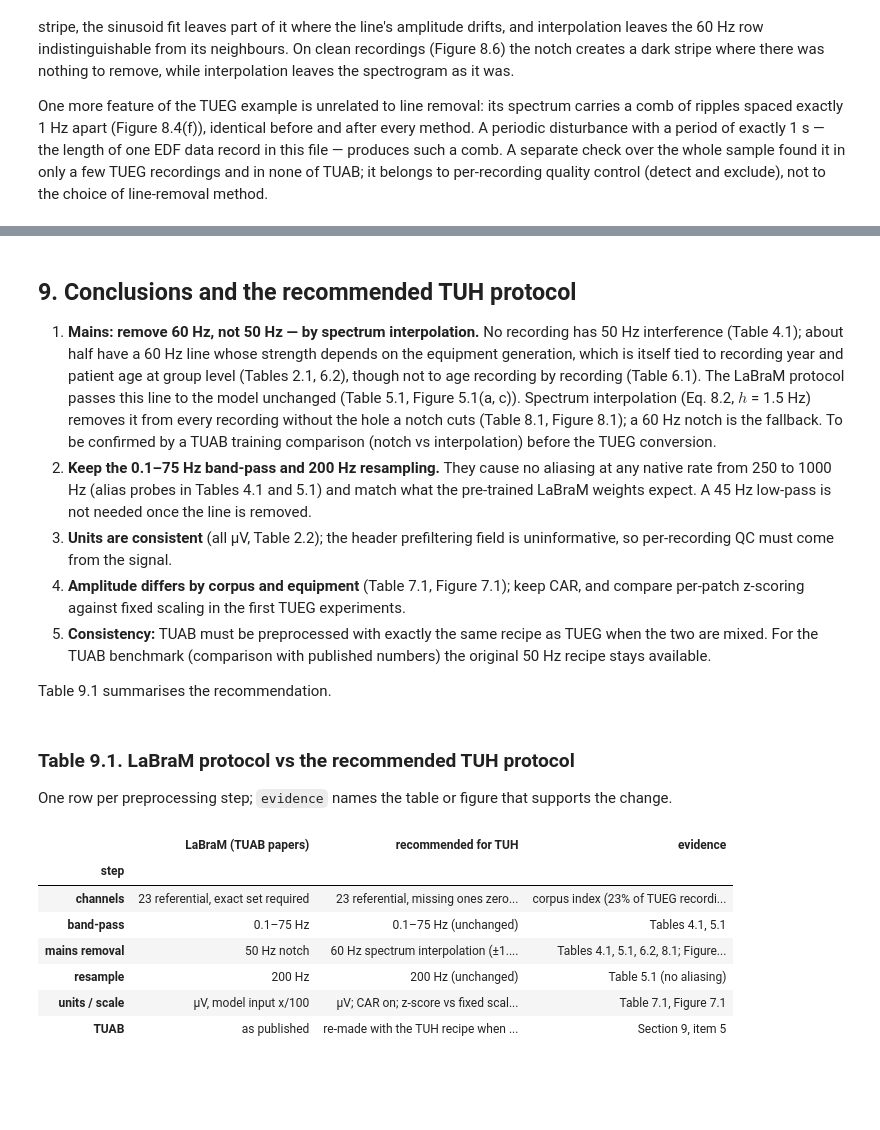
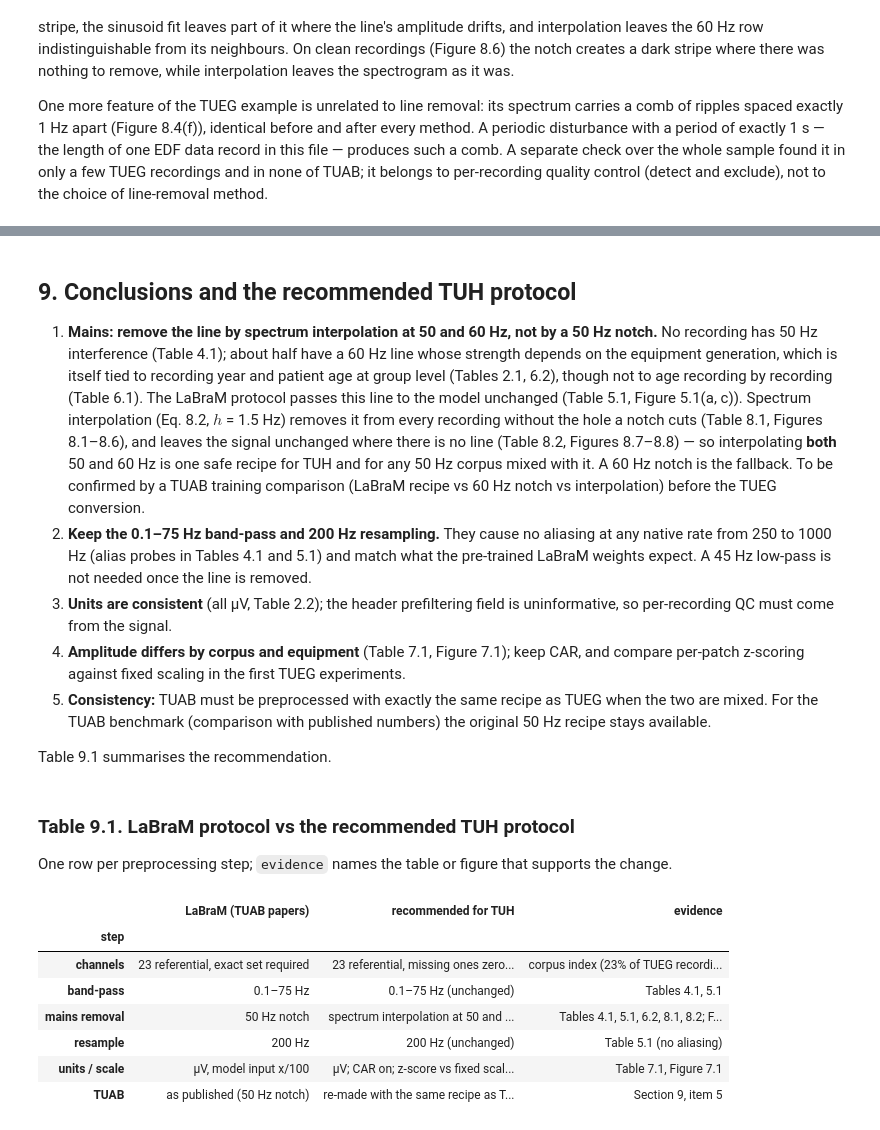
Before and after one commit to Neuro-Clalit/LaBraM, a Jupyter notebook: notebooks/tuh_preprocessing_analysis.ipynb, the cells around one changed output, grey strips where cells are left out. Cells and saved outputs as stored; diff of their text form; code cells hidden in the pictures; blank space fills up the shorter version.

```diff
--- a/notebooks/tuh_preprocessing_analysis.ipynb
+++ b/notebooks/tuh_preprocessing_analysis.ipynb
@@ -844,14 +976,16 @@ choice of line-removal method.
 # %% [markdown]
 ## 9. Conclusions and the recommended TUH protocol
 
-1. **Mains: remove 60 Hz, not 50 Hz — by spectrum interpolation.** No recording has 50 Hz
+1. **Mains: remove the line by spectrum interpolation at 50 and 60 Hz, not by a 50 Hz notch.** No recording has 50 Hz
    interference (Table 4.1); about half have a 60 Hz line whose strength depends on the equipment
    generation, which is itself tied to recording year and patient age at group level (Tables 2.1,
    6.2), though not to age recording by recording (Table 6.1). The LaBraM protocol passes this line
    to the model unchanged (Table 5.1, Figure 5.1(a, c)). Spectrum interpolation (Eq. 8.2,
    $h$ = 1.5 Hz) removes it from every recording without the hole a notch cuts (Table 8.1,
-   Figure 8.1); a 60 Hz notch is the fallback. To be confirmed by a TUAB training comparison
-   (notch vs interpolation) before the TUEG conversion.
+   Figures 8.1–8.6), and leaves the signal unchanged where there is no line (Table 8.2, Figures
+   8.7–8.8) — so interpolating **both** 50 and 60 Hz is one safe recipe for TUH and for any 50 Hz
+   corpus mixed with it. A 60 Hz notch is the fallback. To be confirmed by a TUAB training
+   comparison (LaBraM recipe vs 60 Hz notch vs interpolation) before the TUEG conversion.
 2. **Keep the 0.1–75 Hz band-pass and 200 Hz resampling.** They cause no aliasing at any native
    rate from 250 to 1000 Hz (alias probes in Tables 4.1 and 5.1) and match what the pre-trained
    LaBraM weights expect. A 45 Hz low-pass is not needed once the line is removed.
@@ -871,19 +1005,19 @@ One row per preprocessing step; `evidence` names the table or figure that suppor
 # %%
 t91 = pd.DataFrame([
     ("channels", "23 referential, exact set required", "23 referential, missing ones zero-filled + channel_mask", "corpus index (23% of TUEG recordings miss ≥1 channel)"),
     ("band-pass", "0.1–75 Hz", "0.1–75 Hz (unchanged)", "Tables 4.1, 5.1"),
-    ("mains removal", "50 Hz notch", "60 Hz spectrum interpolation (±1.5 Hz); 60 Hz notch as fallback", "Tables 4.1, 5.1, 6.2, 8.1; Figures 5.1, 8.1"),
+    ("mains removal", "50 Hz notch", "spectrum interpolation at 50 and 60 Hz (±1.5 Hz); 60 Hz notch as fallback", "Tables 4.1, 5.1, 6.2, 8.1, 8.2; Figures 5.1, 8.1–8.8"),
     ("resample", "200 Hz", "200 Hz (unchanged)", "Table 5.1 (no aliasing)"),
     ("units / scale", "µV, model input x/100", "µV; CAR on; z-score vs fixed scaling tested", "Table 7.1, Figure 7.1"),
-    ("TUAB", "as published", "re-made with the TUH recipe when mixed with TUEG; published recipe kept for the benchmark", "Section 9, item 5"),
+    ("TUAB", "as published (50 Hz notch)", "re-made with the same recipe as TUEG (50 + 60 Hz interpolation); published recipe kept only for benchmark comparison", "Section 9, item 5"),
 ], columns=["step", "LaBraM (TUAB papers)", "recommended for TUH", "evidence"]).set_index("step")
 numbered_table(t91, "9.1", "LaBraM protocol vs the recommended TUH protocol")
 # %% [output]
 |  | LaBraM (TUAB papers) | recommended for TUH | evidence |
 | step |  |  |  |
 | channels | 23 referential, exact set required | 23 referential, missing ones zero... | corpus index (23% of TUEG recordi... |
 | band-pass | 0.1–75 Hz | 0.1–75 Hz (unchanged) | Tables 4.1, 5.1 |
-| mains removal | 50 Hz notch | 60 Hz spectrum interpolation (±1.... | Tables 4.1, 5.1, 6.2, 8.1; Figure... |
+| mains removal | 50 Hz notch | spectrum interpolation at 50 and ... | Tables 4.1, 5.1, 6.2, 8.1, 8.2; F... |
 | resample | 200 Hz | 200 Hz (unchanged) | Table 5.1 (no aliasing) |
 | units / scale | µV, model input x/100 | µV; CAR on; z-score vs fixed scal... | Table 7.1, Figure 7.1 |
-| TUAB | as published | re-made with the TUH recipe when ... | Section 9, item 5 |
+| TUAB | as published (50 Hz notch) | re-made with the same recipe as T... | Section 9, item 5 |
```
Also changed, not shown: parts of 12 cells of this notebook, 3 other files.
